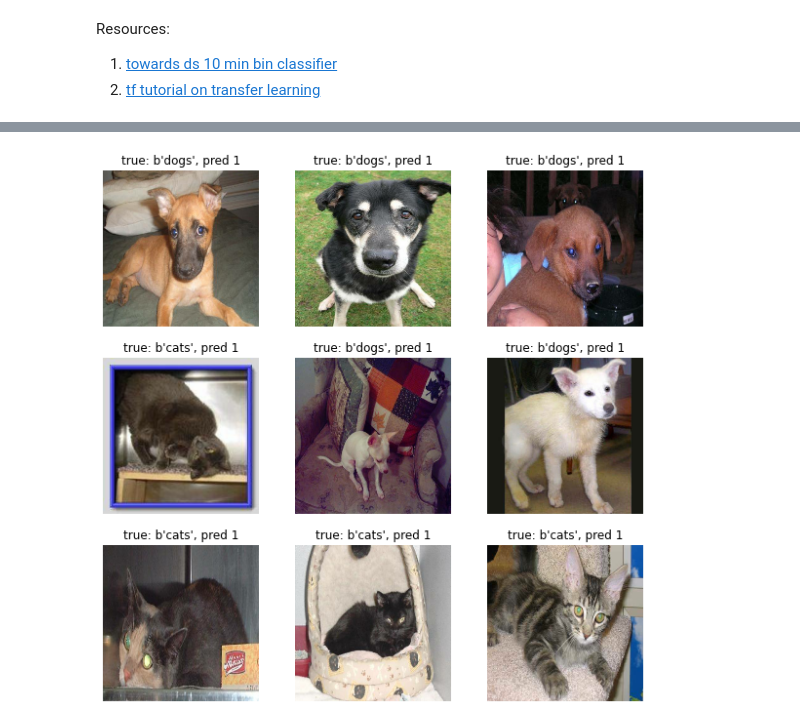
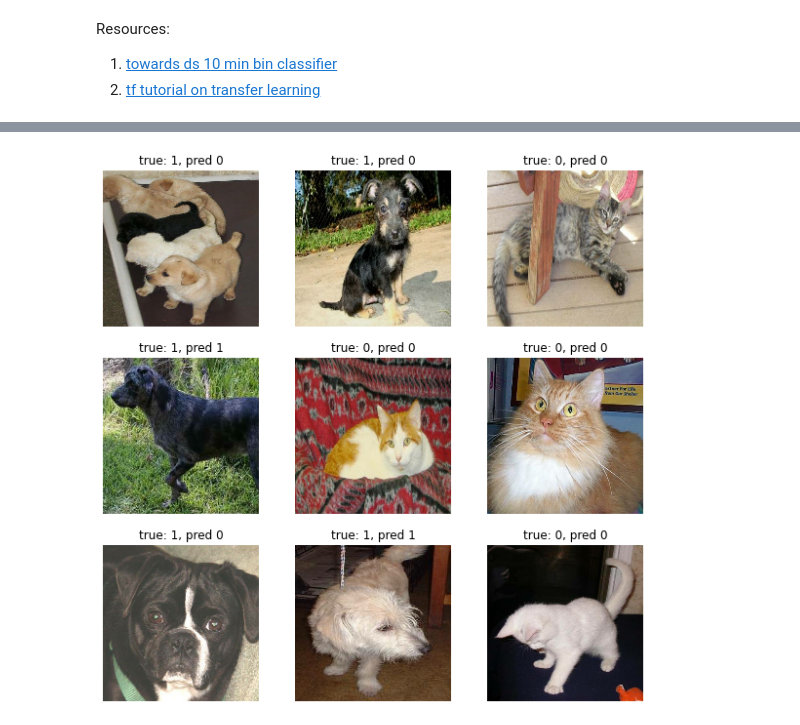
Before and after one commit to mauicv/literate-tribble, a Jupyter notebook: Deep Clustering for Unsupervised Learning of Visual Features-2.ipynb, the cells around one changed output, grey strips where cells are left out. Cells and saved outputs as stored; diff of their text form; code cells hidden in the pictures.

```diff
--- a/Deep Clustering for Unsupervised Learning of Visual Features-2.ipynb
+++ b/Deep Clustering for Unsupervised Learning of Visual Features-2.ipynb
@@ -96,5 +98,4 @@ tf.data.Dataset.zip(data, new_labels)
 # %%
-
 image_batch, label_batch = next(iter(train_ds))
 feature_batch = base_model(image_batch)
 
@@ -104,7 +105,7 @@ feature_batch_average = global_average_layer(feature_batch)
 hidden_layer = tf.keras.layers.Dense(10)
 prediction_batch = hidden_layer(feature_batch_average)
 
-prediction_layer = tf.keras.layers.Dense(4)
+prediction_layer = tf.keras.layers.Dense(2)
 
 inputs = tf.keras.Input(shape=(160, 160, 3))
 x = base_model(inputs, training=False)
@@ -118,8 +116,0 @@ imgs, lables = list(train_ds)[0]
-# %%
-plt.figure(figsize=(10, 10))
-for images, labels in train_ds.take(1):
-    for i in range(9):
-        ax = plt.subplot(3, 3, i + 1)
-        plt.imshow(images[i])
-        plt.title(labels[i].numpy())
-        plt.axis('off')
@@ -133,6 +116,0 @@ model.compile(optimizer=tf.keras.optimizers.Adam(lr=base_learning_rate),
-# %%
-initial_epochs = 10
-
-history = model.fit(train_ds,
-                    epochs=initial_epochs,
-                    validation_data=validation_ds)
@@ -170,0 +124,6 @@ plt.plot(history.history['accuracy'])
+# %%
+EPOCHS = 20
+for _ in range(EPOCHS):
+    model.fit(train_ds, epochs=1,
+              validation_data=validation_ds)
+    train_ds = recompute_labels(model.layers[1])
@@ -171,13 +133,13 @@ plt.plot(history.history['accuracy'])
 # %%
 plt.figure(figsize=(10, 10))
-for images, labels in train_ds.take(1):
+for images, labels in validation_ds.take(1):
     predictions = model.predict_on_batch(images)
     predictions = tf.nn.sigmoid(predictions)
     predictions = tf.math.argmax(predictions, axis=1)
     for i in range(9):
         ax = plt.subplot(3, 3, i + 1)
         plt.imshow(images[i])
         plt.title(f'true: {labels[i].numpy()}, pred {predictions[i].numpy()}')
         plt.axis('off')
 # %% [output]
-[figure, old version]
+[figure, new version]
```
Also changed, not shown: parts of 18 cells of this notebook.
